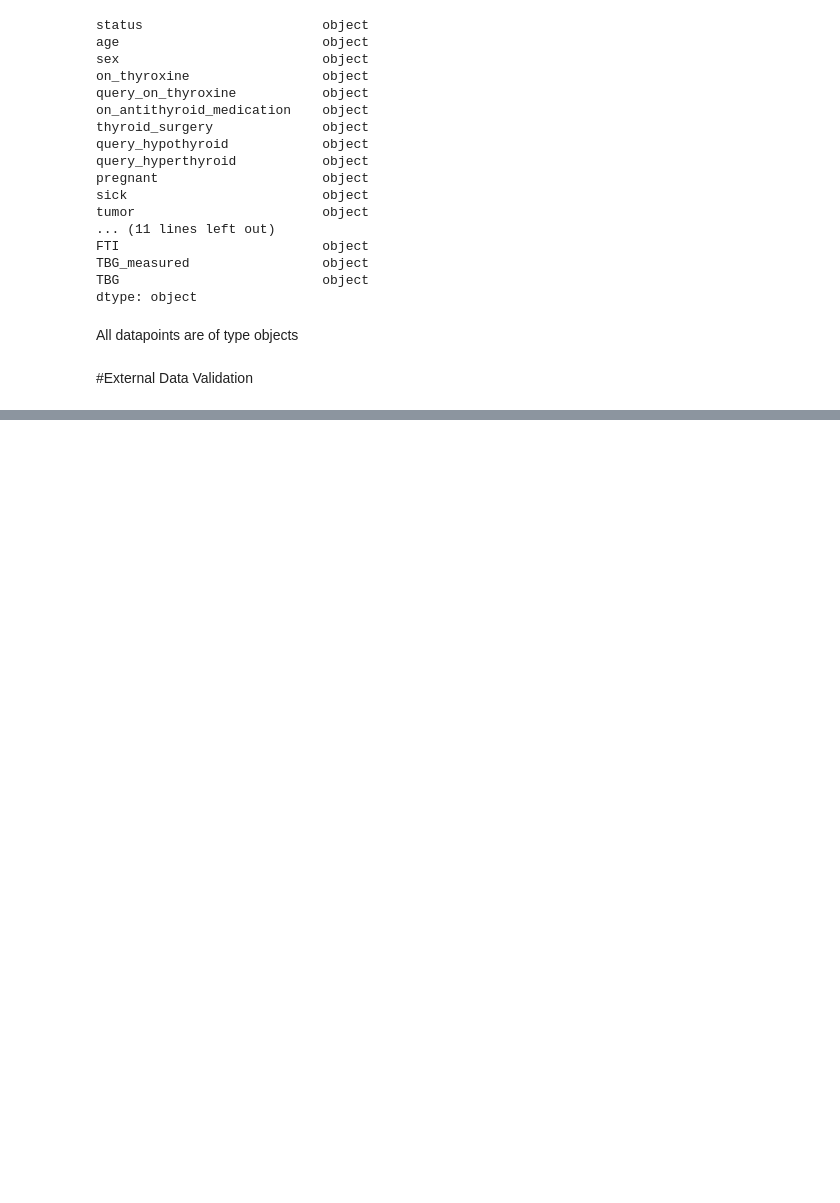
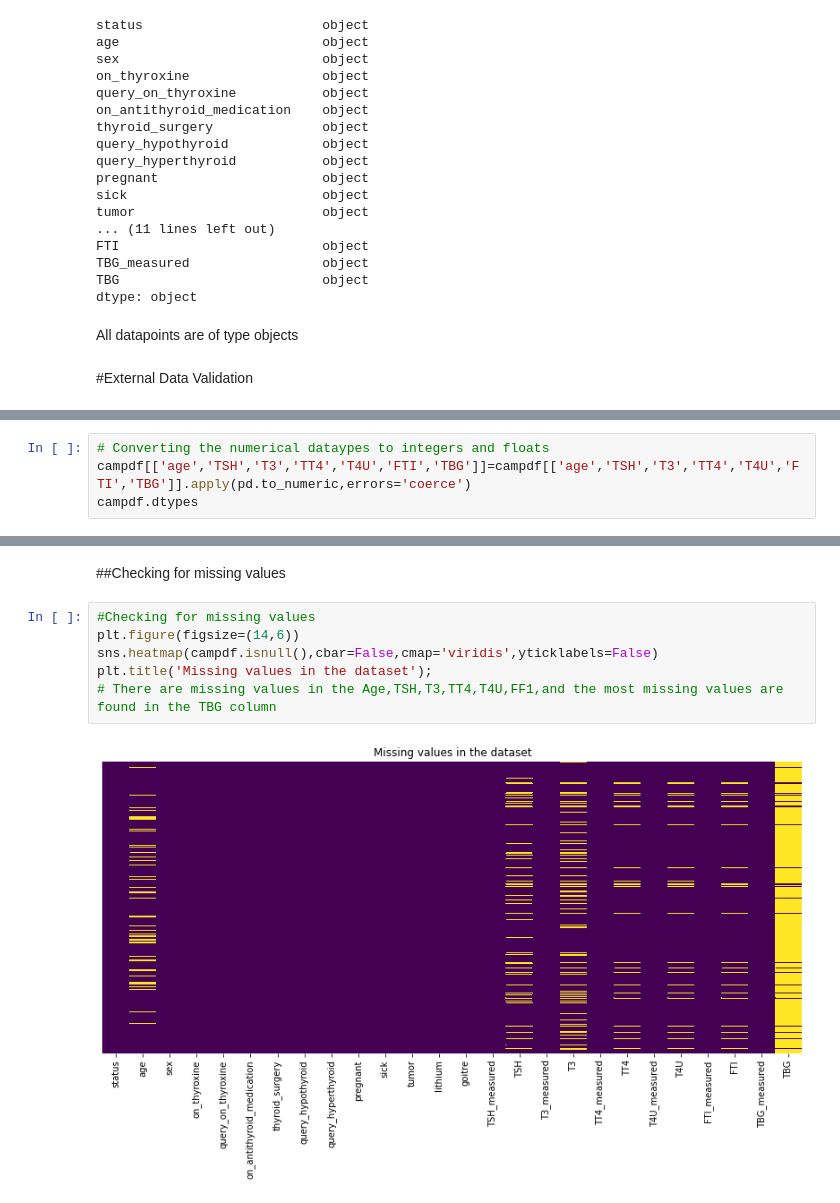
Before and after one commit to kipsangchepesa/Core12_moduleII-IP, a Jupyter notebook: Moringa_Data_Science_Core12__Module_II_Week__8__Independent_Project_2021_12_Mutai_Nicholas_Kipsang.ipynb, the cells around one changed output, grey strips where cells are left out. Saved outputs shown, nothing was run; the diff lists cells and outputs as text; blank space fills up the shorter version.

```diff
--- a/Moringa_Data_Science_Core12__Module_II_Week__8__Independent_Project_2021_12_Mutai_Nicholas_Kipsang.ipynb
+++ b/Moringa_Data_Science_Core12__Module_II_Week__8__Independent_Project_2021_12_Mutai_Nicholas_Kipsang.ipynb
@@ -82,0 +87,4 @@ All datapoints are of type objects
+# %%
+# Converting the numerical dataypes to integers and floats
+campdf[['age','TSH','T3','TT4','T4U','FTI','TBG']]=campdf[['age','TSH','T3','TT4','T4U','FTI','TBG']].apply(pd.to_numeric,errors='coerce')
+campdf.dtypes
@@ -82,0 +109,10 @@ All datapoints are of type objects
+# %% [markdown]
+##Checking for missing values
+# %%
+#Checking for missing values
+plt.figure(figsize=(14,6))
+sns.heatmap(campdf.isnull(),cbar=False,cmap='viridis',yticklabels=False)
+plt.title('Missing values in the dataset');
+# There are missing values in the Age,TSH,T3,TT4,T4U,FF1,and the most missing values are found in the TBG column
+# %% [output]
+[figure, added]
```
Also changed, not shown: parts of 31 cells of this notebook.
